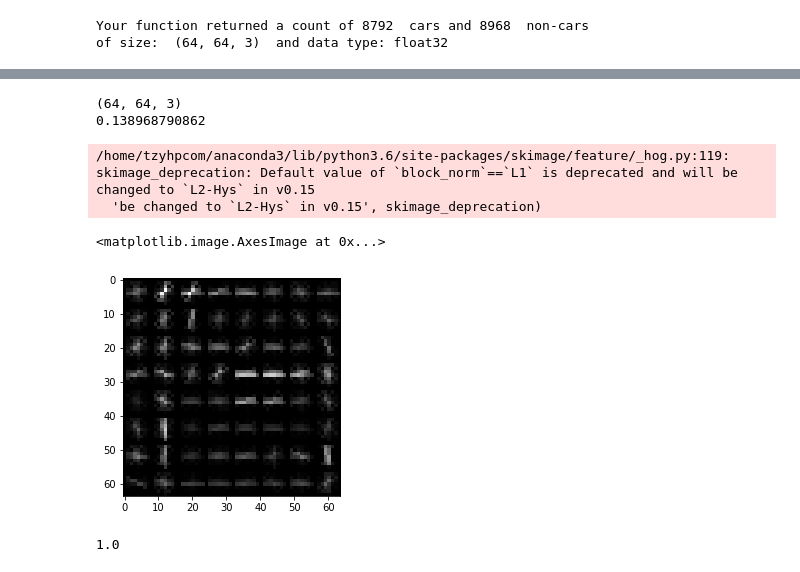
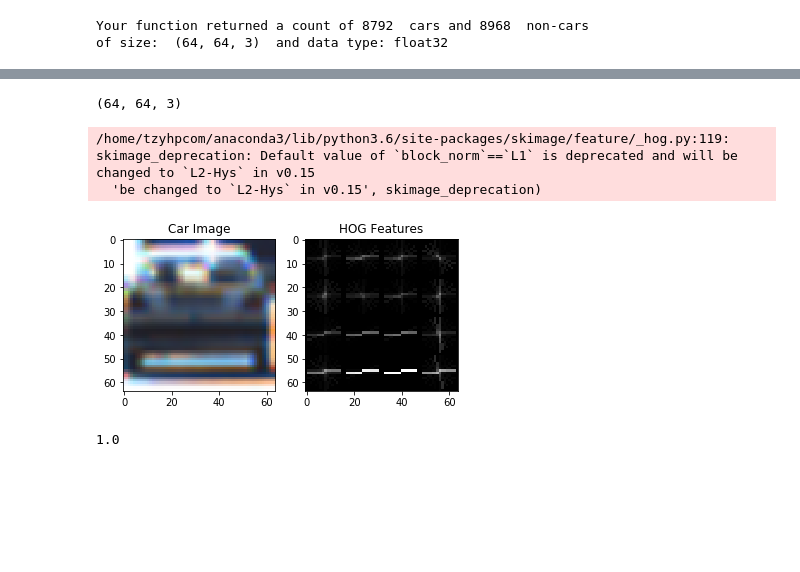
Before and after one commit to tzyhpcom/Vehicle-Detection, a Jupyter notebook: search_classify.ipynb, the cells around one changed output, grey strips where cells are left out. Saved outputs shown, nothing was run; the diff lists cells and outputs as text; code cells hidden in the pictures; blank space fills up the shorter version.

Commit message:
add images

```diff
--- a/search_classify.ipynb
+++ b/search_classify.ipynb
@@ -303,21 +303,29 @@ Text(0.5,1,'Example Not-car Image')
 # %%
 # Can be RGB, HSV, LUV, HLS, YUV, YCrCb
-orient = 36  # HOG orientations
-pix_per_cell = 8 # HOG pixels per cell
+orient = 11  # HOG orientations
+pix_per_cell = 16 # HOG pixels per cell
 cell_per_block = 2 # HOG cells per block
 print(car_image.shape)
 car_hsv = cv2.cvtColor(car_image, cv2.COLOR_RGB2HSV)
 features, hog_img = get_hog_features(car_hsv[:,:,2], orient, pix_per_cell, cell_per_block, vis=True, feature_vec=True)
-print(np.max(features))
-plt.figure()
+# print(np.max(features))
+# plt.figure()
+# plt.imshow(hog_img, cmap="gray")
+
+# Plot the examples
+fig = plt.figure()
+plt.subplot(121)
+plt.imshow(car_image)
+plt.title('Car Image')
+plt.subplot(122)
 plt.imshow(hog_img, cmap="gray")
+plt.title('HOG Features')
+plt.savefig("output_images/hog.jpg", bbox_inches='tight', pad_inches=0)
 # %% [output]
 (64, 64, 3)
-0.138968790862
 /home/tzyhpcom/anaconda3/lib/python3.6/site-packages/skimage/feature/_hog.py:119: skimage_deprecation: Default value of `block_norm`==`L1` is deprecated and will be changed to `L2-Hys` in v0.15
   'be changed to `L2-Hys` in v0.15', skimage_deprecation)
-<matplotlib.image.AxesImage at 0x...>
-[figure, old version]
+[figure, new version]
 # %%
 hist, bin_edges = channel1_hist = np.histogram(car_image[:,:,0], bins=32, range=(0, 1))
 print(np.sum(hist/4096))
```
Also changed, not shown: parts of 6 cells of this notebook, 8 other files.
